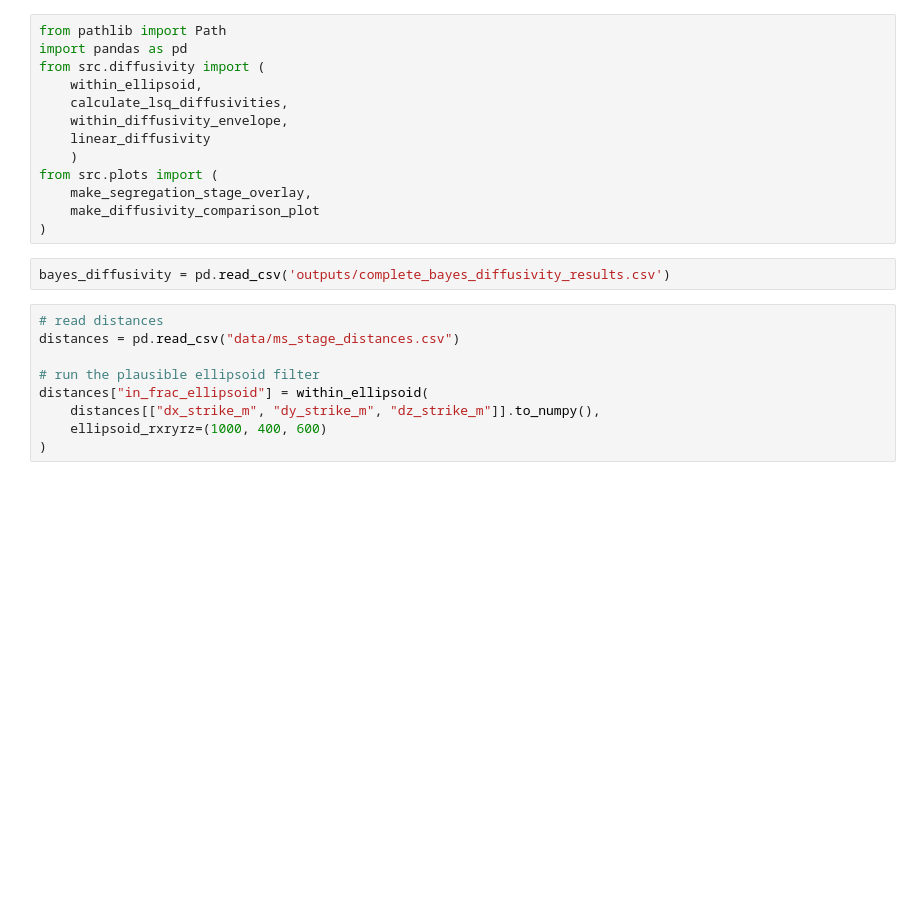
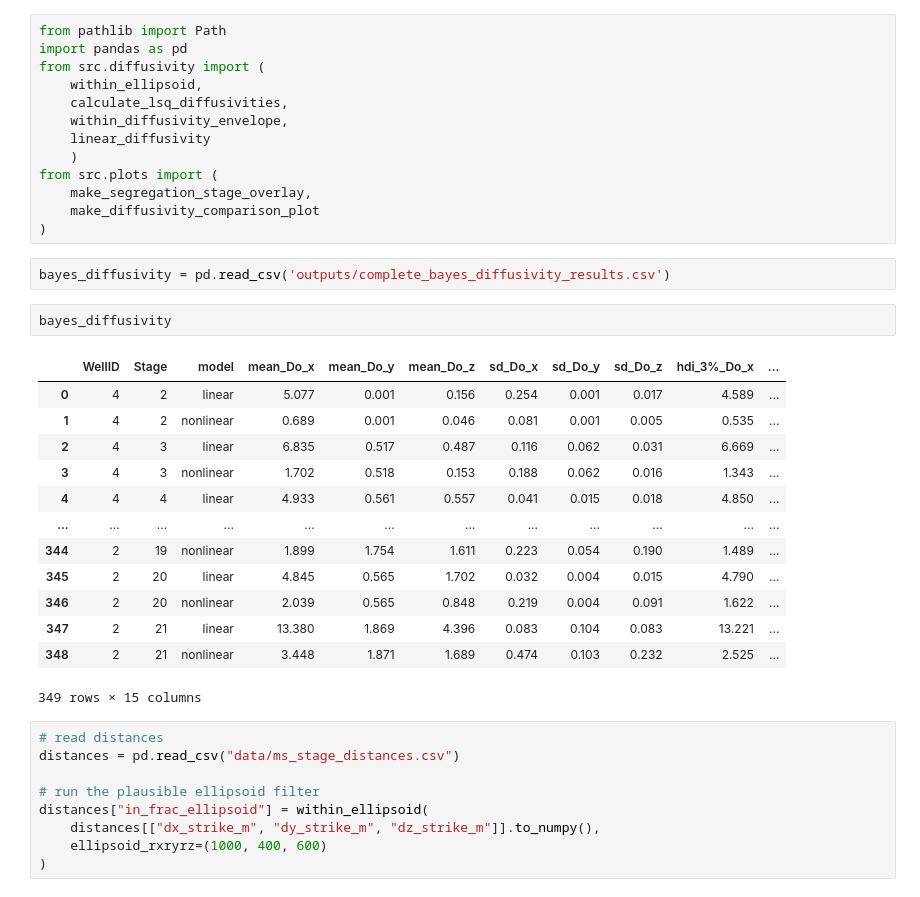
Before and after one commit to ScottHMcKean/bayesian_diffusivity_inference, a Jupyter notebook: compile_bayesian_diffusivity_inference.ipynb, the cells around one changed output. Cells and saved outputs as stored; diff of their text form; blank space fills up the shorter version.

```diff
--- a/compile_bayesian_diffusivity_inference.ipynb
+++ b/compile_bayesian_diffusivity_inference.ipynb
@@ -13,6 +13,22 @@ from src.plots import (
 )
 # %%
 bayes_diffusivity = pd.read_csv('outputs/complete_bayes_diffusivity_results.csv')
+# %%
+bayes_diffusivity
+# %% [output]
+|  | WellID | Stage | model | mean_Do_x | mean_Do_y | mean_Do_z | sd_Do_x | sd_Do_y | sd_Do_z | hdi_3%_Do_x | ... |
+| 0 | 4 | 2 | linear | 5.077 | 0.001 | 0.156 | 0.254 | 0.001 | 0.017 | 4.589 | ... |
+| 1 | 4 | 2 | nonlinear | 0.689 | 0.001 | 0.046 | 0.081 | 0.001 | 0.005 | 0.535 | ... |
+| 2 | 4 | 3 | linear | 6.835 | 0.517 | 0.487 | 0.116 | 0.062 | 0.031 | 6.669 | ... |
+| 3 | 4 | 3 | nonlinear | 1.702 | 0.518 | 0.153 | 0.188 | 0.062 | 0.016 | 1.343 | ... |
+| 4 | 4 | 4 | linear | 4.933 | 0.561 | 0.557 | 0.041 | 0.015 | 0.018 | 4.850 | ... |
+| ... | ... | ... | ... | ... | ... | ... | ... | ... | ... | ... | ... |
+| 344 | 2 | 19 | nonlinear | 1.899 | 1.754 | 1.611 | 0.223 | 0.054 | 0.190 | 1.489 | ... |
+| 345 | 2 | 20 | linear | 4.845 | 0.565 | 1.702 | 0.032 | 0.004 | 0.015 | 4.790 | ... |
+| 346 | 2 | 20 | nonlinear | 2.039 | 0.565 | 0.848 | 0.219 | 0.004 | 0.091 | 1.622 | ... |
+| 347 | 2 | 21 | linear | 13.380 | 1.869 | 4.396 | 0.083 | 0.104 | 0.083 | 13.221 | ... |
+| 348 | 2 | 21 | nonlinear | 3.448 | 1.871 | 1.689 | 0.474 | 0.103 | 0.232 | 2.525 | ... |
+349 rows × 15 columns
 # %%
 # read distances
 distances = pd.read_csv("data/ms_stage_distances.csv")
```
Also changed, not shown: parts of 1 cell of this notebook.
